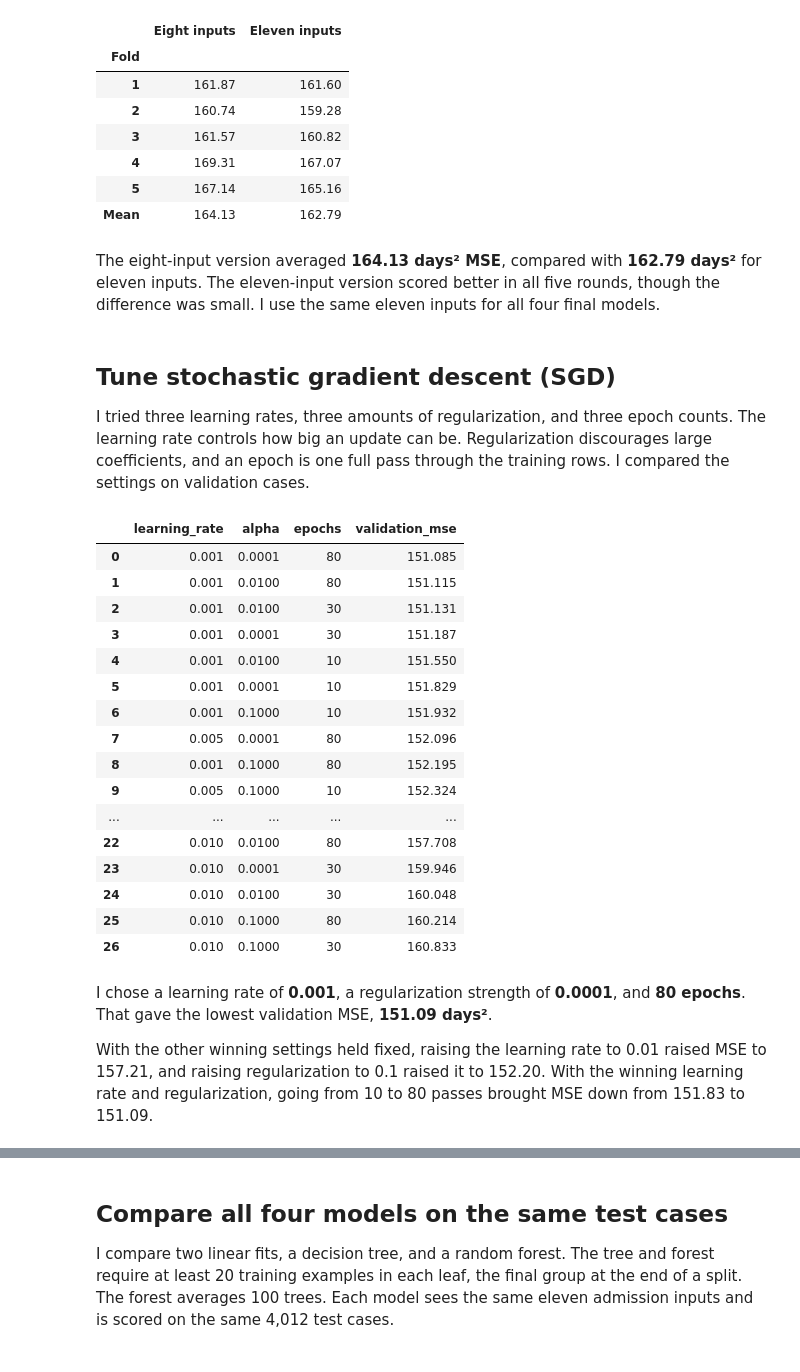
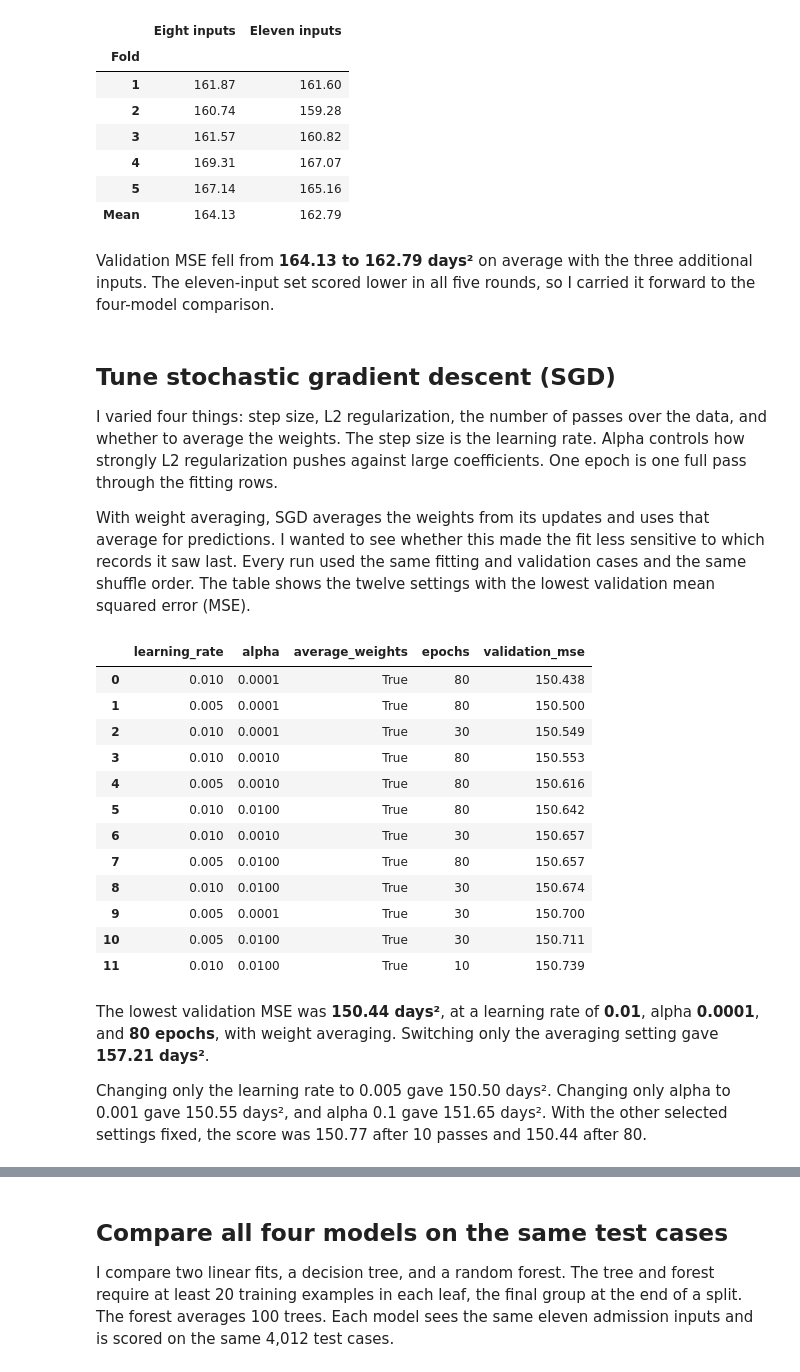
Before and after one commit to Mich-O/linear_regression_model, a Jupyter notebook: summative/linear_regression/multivariate.ipynb, the cells around one changed output, grey strips where cells are left out. Drawn from its saved outputs; the diff is of its cells as text; code cells hidden in the pictures.

```diff
--- a/summative/linear_regression/multivariate.ipynb
+++ b/summative/linear_regression/multivariate.ipynb
@@ -353,66 +349,67 @@ feature_scores.round(2)
 | 5 | 167.14 | 165.16 |
 | Mean | 164.13 | 162.79 |
 # %% [markdown]
-The eight-input version averaged **164.13 days² MSE**, compared with **162.79 days²** for eleven inputs. The eleven-input version scored better in all five rounds, though the difference was small. I use the same eleven inputs for all four final models.
+Validation MSE fell from **164.13 to 162.79 days²** on average with the three additional inputs. The eleven-input set scored lower in all five rounds, so I carried it forward to the four-model comparison.
 # %% [markdown]
 ## Tune stochastic gradient descent (SGD)
 
-I tried three learning rates, three amounts of regularization, and three epoch counts. The learning rate controls how big an update can be. Regularization discourages large coefficients, and an epoch is one full pass through the training rows. I compared the settings on validation cases.
+I varied four things: step size, L2 regularization, the number of passes over the data, and whether to average the weights. The step size is the learning rate. Alpha controls how strongly L2 regularization pushes against large coefficients. One epoch is one full pass through the fitting rows.
+
+With weight averaging, SGD averages the weights from its updates and uses that average for predictions. I wanted to see whether this made the fit less sensitive to which records it saw last. Every run used the same fitting and validation cases and the same shuffle order. The table shows the twelve settings with the lowest validation mean squared error (MSE).
 # %%
 from itertools import product
 
 from sklearn.linear_model import SGDRegressor
 
 sgd_preprocessor = make_preprocessor(model_numeric_features, model_categorical_features)
 fit_inputs = sgd_preprocessor.fit_transform(fit_rows[model_features])
 validation_inputs = sgd_preprocessor.transform(validation_rows[model_features])
 fit_days = fit_rows[target].to_numpy()
 
 epoch_checkpoints = (10, 30, 80)
 sgd_trials = []
-for rate, alpha in product((0.001, 0.005, 0.01), (0.0001, 0.01, 0.1)):
+learning_rates = (0.001, 0.005, 0.01)
+alphas = (0.0001, 0.001, 0.01, 0.1)
+for rate, alpha, average in product(learning_rates, alphas, (False, True)):
     estimator = SGDRegressor(
         learning_rate="constant", eta0=rate, penalty="l2", alpha=alpha,
-        shuffle=False, random_state=seed,
+        average=average, shuffle=False, random_state=seed,
     )
     rng = np.random.default_rng(seed)
     for epoch in range(1, max(epoch_checkpoints) + 1):
         order = rng.permutation(len(fit_days))
         estimator.partial_fit(fit_inputs[order], fit_days[order])
         if epoch in epoch_checkpoints:
             prediction = estimator.predict(validation_inputs)
             sgd_trials.append({
                 "learning_rate": rate,
                 "alpha": alpha,
+                "average_weights": average,
                 "epochs": epoch,
                 "validation_mse": mean_squared_error(validation_rows[target], prediction),
             })
 
 sgd_results = pd.DataFrame(sgd_trials).sort_values(
     ["validation_mse", "epochs"], ignore_index=True
 )
 best_sgd = sgd_results.iloc[0]
-sgd_results.round({"validation_mse": 3})
+sgd_results.head(12).round({"validation_mse": 3})
 # %% [output]
-|  | learning_rate | alpha | epochs | validation_mse |
-| 0 | 0.001 | 0.0001 | 80 | 151.085 |
-| 1 | 0.001 | 0.0100 | 80 | 151.115 |
-| 2 | 0.001 | 0.0100 | 30 | 151.131 |
-| 3 | 0.001 | 0.0001 | 30 | 151.187 |
-| 4 | 0.001 | 0.0100 | 10 | 151.550 |
-| 5 | 0.001 | 0.0001 | 10 | 151.829 |
-| 6 | 0.001 | 0.1000 | 10 | 151.932 |
-| 7 | 0.005 | 0.0001 | 80 | 152.096 |
-| 8 | 0.001 | 0.1000 | 80 | 152.195 |
-| 9 | 0.005 | 0.1000 | 10 | 152.324 |
-| ... | ... | ... | ... | ... |
-| 22 | 0.010 | 0.0100 | 80 | 157.708 |
-| 23 | 0.010 | 0.0001 | 30 | 159.946 |
-| 24 | 0.010 | 0.0100 | 30 | 160.048 |
-| 25 | 0.010 | 0.1000 | 80 | 160.214 |
-| 26 | 0.010 | 0.1000 | 30 | 160.833 |
+|  | learning_rate | alpha | average_weights | epochs | validation_mse |
+| 0 | 0.010 | 0.0001 | True | 80 | 150.438 |
+| 1 | 0.005 | 0.0001 | True | 80 | 150.500 |
+| 2 | 0.010 | 0.0001 | True | 30 | 150.549 |
+| 3 | 0.010 | 0.0010 | True | 80 | 150.553 |
+| 4 | 0.005 | 0.0010 | True | 80 | 150.616 |
+| 5 | 0.010 | 0.0100 | True | 80 | 150.642 |
+| 6 | 0.010 | 0.0010 | True | 30 | 150.657 |
+| 7 | 0.005 | 0.0100 | True | 80 | 150.657 |
+| 8 | 0.010 | 0.0100 | True | 30 | 150.674 |
+| 9 | 0.005 | 0.0001 | True | 30 | 150.700 |
+| 10 | 0.005 | 0.0100 | True | 30 | 150.711 |
+| 11 | 0.010 | 0.0100 | True | 10 | 150.739 |
 # %% [markdown]
-I chose a learning rate of **0.001**, a regularization strength of **0.0001**, and **80 epochs**. That gave the lowest validation MSE, **151.09 days²**.
+The lowest validation MSE was **150.44 days²**, at a learning rate of **0.01**, alpha **0.0001**, and **80 epochs**, with weight averaging. Switching only the averaging setting gave **157.21 days²**.
 
-With the other winning settings held fixed, raising the learning rate to 0.01 raised MSE to 157.21, and raising regularization to 0.1 raised it to 152.20. With the winning learning rate and regularization, going from 10 to 80 passes brought MSE down from 151.83 to 151.09.
+Changing only the learning rate to 0.005 gave 150.50 days². Changing only alpha to 0.001 gave 150.55 days², and alpha 0.1 gave 151.65 days². With the other selected settings fixed, the score was 150.77 after 10 passes and 150.44 after 80.
 # %% [markdown]
```
Also changed, not shown: parts of 11 cells of this notebook.
